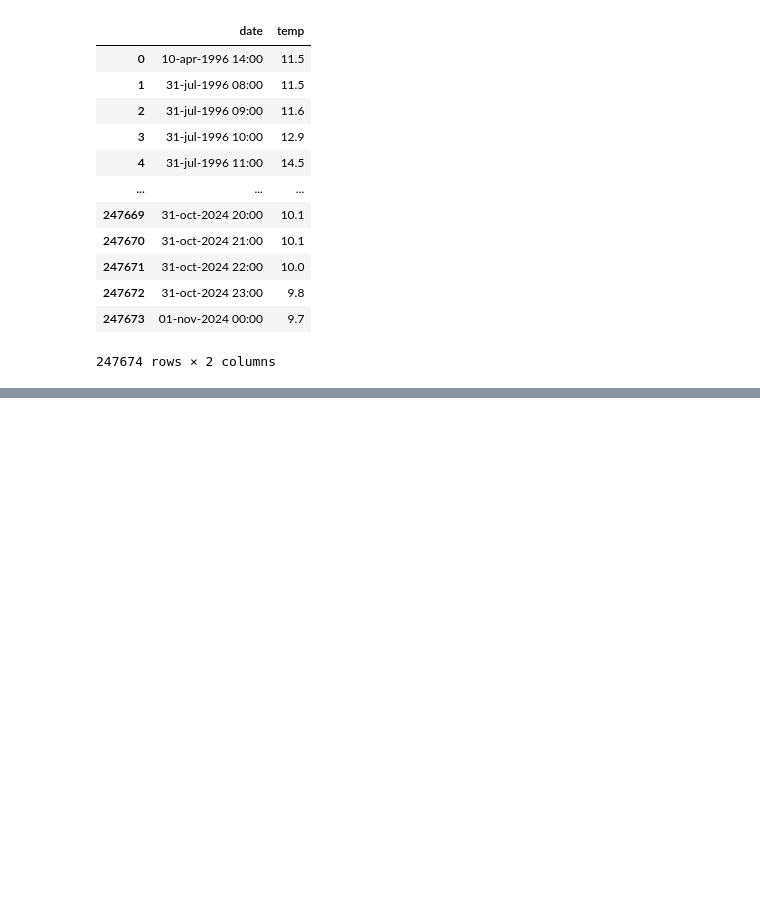
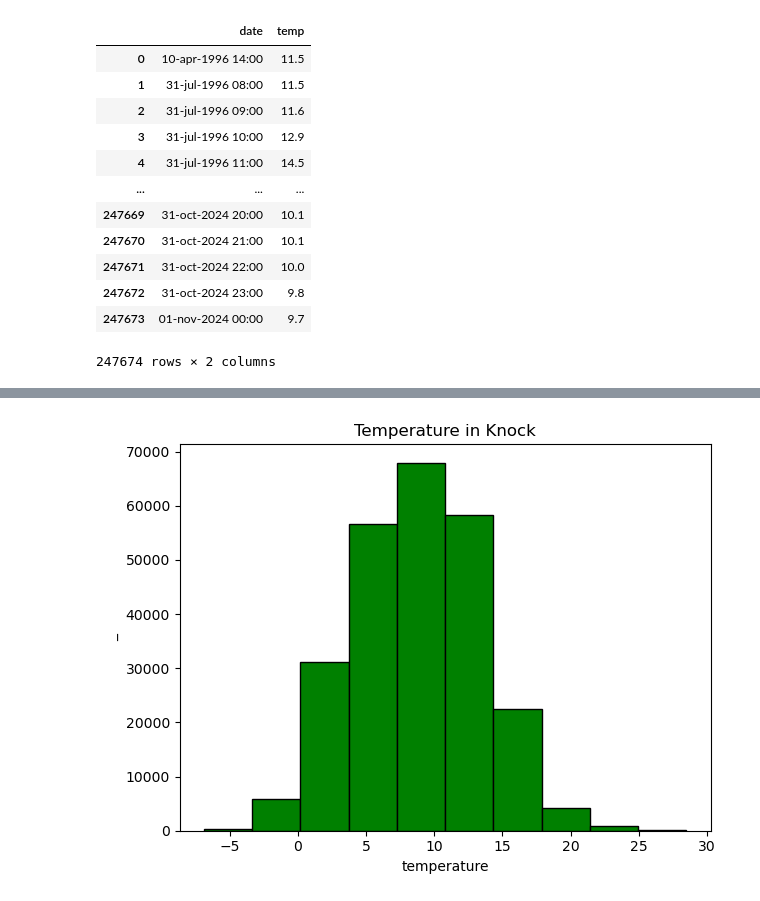
Before and after one commit to Jennyicano/PFDA, a Jupyter notebook: assignments/assignment_6_Weather.ipynb, the cells around one changed output, grey strips where cells are left out. Drawn from its saved outputs; the diff is of its cells as text; code cells hidden in the pictures; blank space fills up the shorter version.

Commit message:
create a plot with the temperature

```diff
--- a/assignments/assignment_6_Weather.ipynb
+++ b/assignments/assignment_6_Weather.ipynb
@@ -88,0 +102,8 @@ df[['date', 'temp']]
+# %%
+# create new columns for day, month and year.
+
+df['day'] = pd.DatetimeIndex(df['date']).day
+df['month'] = pd.DatetimeIndex(df['date']).month
+df['year'] = pd.DatetimeIndex(df['date']).year
+
+df
@@ -88,0 +141,13 @@ df[['date', 'temp']]
+# %%
+# Create a plot with the temperature of the whole dataset.
+
+temperature = df['temp']
+
+plt.hist(temperature, bins=10, color="green", edgecolor="black")
+plt.title("Temperature in Knock")
+plt.xlabel("temperature")
+plt.ylabel("_")
+plt.tight_layout()
+plt.show()
+# %% [output]
+[figure, added]
```
Also changed, not shown: parts of 4 cells of this notebook.
